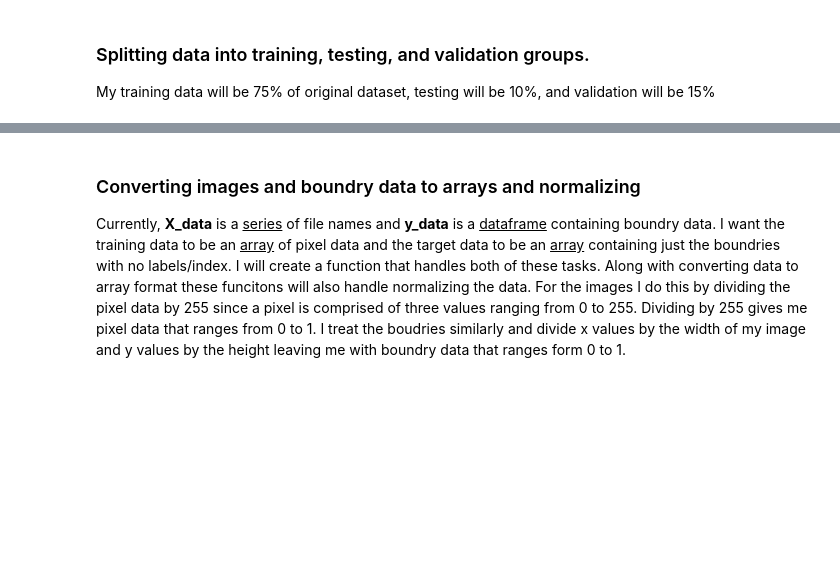
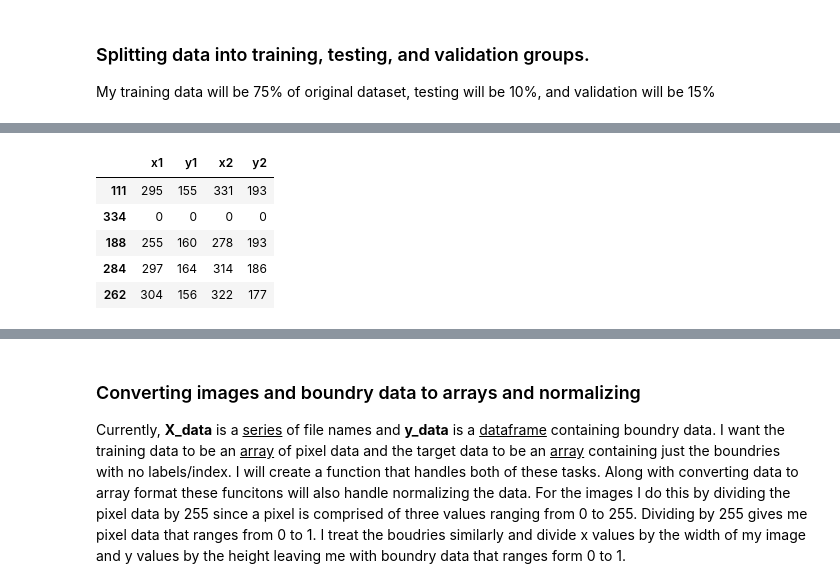
Before and after one commit to OwenBurt/Eye_tracker, a Jupyter notebook: model.ipynb, the cells around one changed output, grey strips where cells are left out. Cells and saved outputs as stored; diff of their text form; code cells hidden in the pictures; blank space fills up the shorter version.

```diff
--- a/model.ipynb
+++ b/model.ipynb
@@ -78 +135,10 @@ X_val.head()
 Name: file_name, dtype: object
+# %%
+y_val.head()
+# %% [output]
+|  | x1 | y1 | x2 | y2 |
+| 111 | 295 | 155 | 331 | 193 |
+| 334 | 0 | 0 | 0 | 0 |
+| 188 | 255 | 160 | 278 | 193 |
+| 284 | 297 | 164 | 314 | 186 |
+| 262 | 304 | 156 | 322 | 177 |
```
Also changed, not shown: parts of 33 cells of this notebook.
